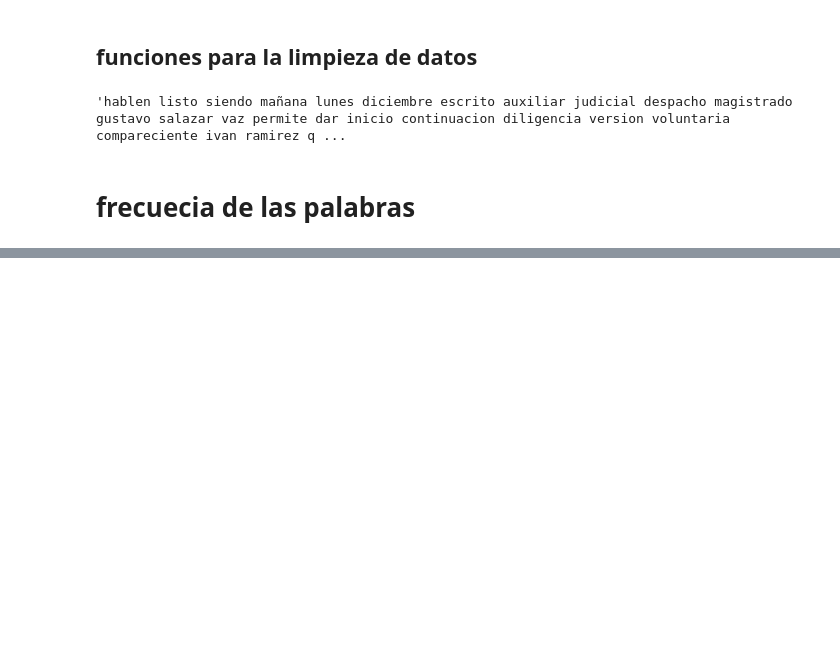
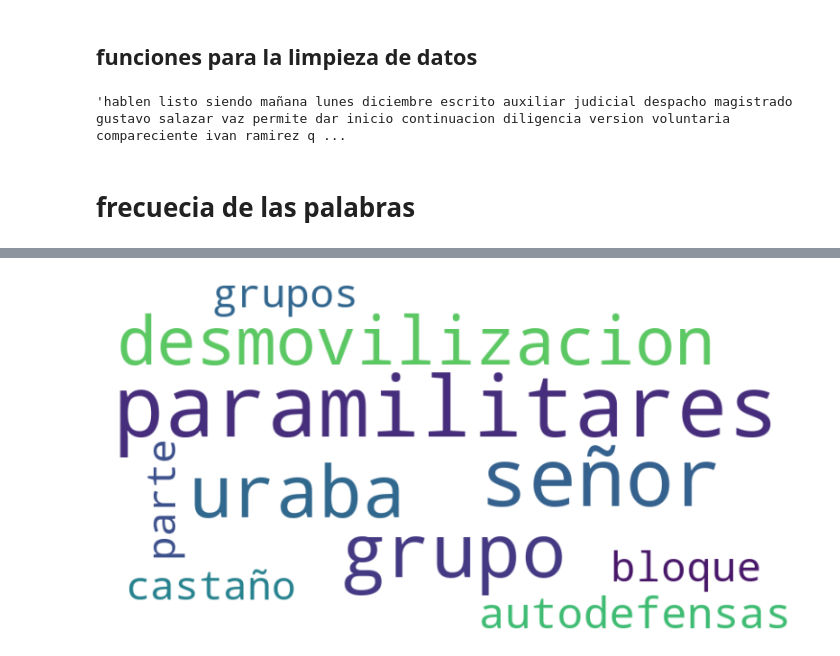
Before and after one commit to briveros23/Redes_sociales, a Jupyter notebook: notebook/Taller 4.ipynb, the cells around one changed output, grey strips where cells are left out. Drawn from its saved outputs; the diff is of its cells as text; code cells hidden in the pictures; blank space fills up the shorter version.

Commit message:
se terminaron los wordcloud

```diff
--- a/notebook/Taller 4.ipynb
+++ b/notebook/Taller 4.ipynb
@@ -185,0 +186,26 @@ plot_top_words(subtitulos_caso_6_1,10)
+# %%
+import matplotlib.pyplot as plt
+from wordcloud import WordCloud
+from collections import Counter
+
+def plot_wordcloud(text, max_words=10):
+    # Genera un contador de las palabras en el texto
+    word_counts = Counter(text.split())
+
+    # Obtiene las 'max_words' palabras más comunes
+    most_common_words = dict(word_counts.most_common(max_words))
+
+    # Genera la nube de palabras
+    wordcloud = WordCloud(width=800, height=400, background_color='white').generate_from_frequencies(most_common_words)
+
+    # Crea la figura de Matplotlib
+    plt.figure(figsize=(10, 5))
+    plt.imshow(wordcloud, interpolation='bilinear')
+    plt.axis('off')
+    plt.show()
+
+# Ejemplo de uso
+texto = "python python plotly plotly plotly wordcloud wordcloud wordcloud"
+plot_wordcloud(subtitulos_caso_6_1, max_words=10)
+# %% [output]
+[figure, added]
```
Also changed, not shown: parts of 1 cell of this notebook, 2 other files.
